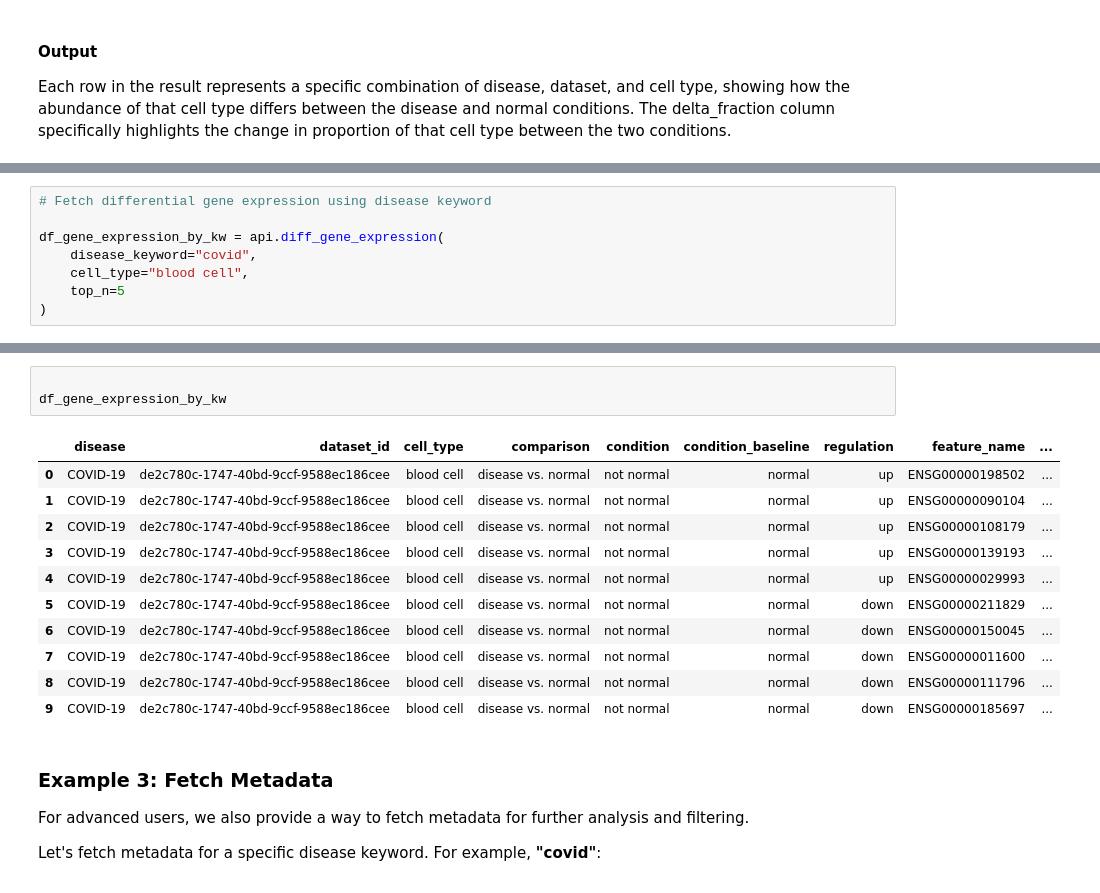
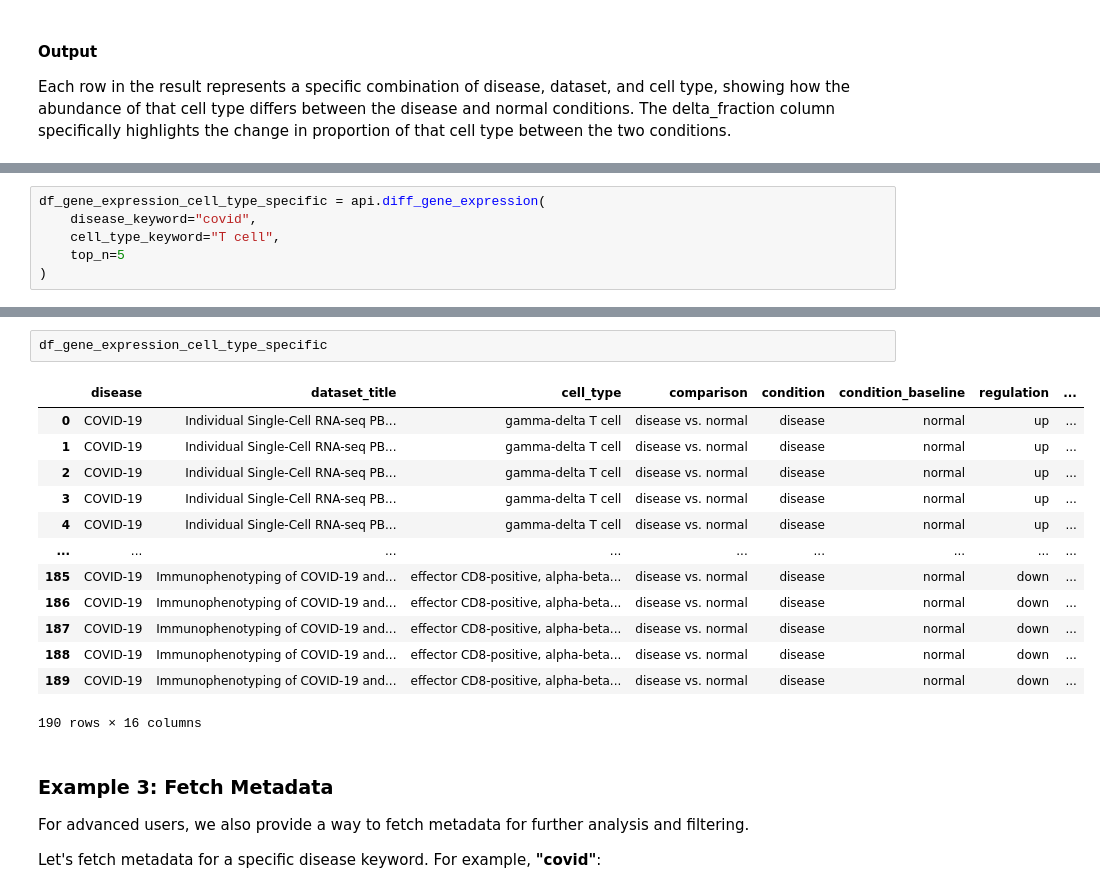
Before and after one commit to fabilab/cell_atlas_approximations_disease_API, a Jupyter notebook: api_tutorial.ipynb, the cells around one changed output, grey strips where cells are left out. Saved outputs shown, nothing was run; the diff lists cells and outputs as text.

```diff
--- a/api_tutorial.ipynb
+++ b/api_tutorial.ipynb
@@ -92,8 +169,6 @@ Fetch differential gene expression for a specific disease keyword, cell type, an
 # %%
-# Fetch differential gene expression using disease keyword
-
-df_gene_expression_by_kw = api.diff_gene_expression(
+df_gene_expression_cell_type_specific = api.diff_gene_expression(
     disease_keyword="covid",
-    cell_type="blood cell",
+    cell_type_keyword="T cell",
     top_n=5
 )
@@ -100,18 +179,19 @@ df_gene_expression_by_kw = api.diff_gene_expression(
 # %%
-
-df_gene_expression_by_kw
+df_gene_expression_cell_type_specific
 # %% [output]
-|  | disease | dataset_id | cell_type | comparison | condition | condition_baseline | regulation | feature_name | ... |
-| 0 | COVID-19 | de2c780c-1747-40bd-9ccf-9588ec186cee | blood cell | disease vs. normal | not normal | normal | up | ENSG00000198502 | ... |
-| 1 | COVID-19 | de2c780c-1747-40bd-9ccf-9588ec186cee | blood cell | disease vs. normal | not normal | normal | up | ENSG00000090104 | ... |
-| 2 | COVID-19 | de2c780c-1747-40bd-9ccf-9588ec186cee | blood cell | disease vs. normal | not normal | normal | up | ENSG00000108179 | ... |
-| 3 | COVID-19 | de2c780c-1747-40bd-9ccf-9588ec186cee | blood cell | disease vs. normal | not normal | normal | up | ENSG00000139193 | ... |
-| 4 | COVID-19 | de2c780c-1747-40bd-9ccf-9588ec186cee | blood cell | disease vs. normal | not normal | normal | up | ENSG00000029993 | ... |
-| 5 | COVID-19 | de2c780c-1747-40bd-9ccf-9588ec186cee | blood cell | disease vs. normal | not normal | normal | down | ENSG00000211829 | ... |
-| 6 | COVID-19 | de2c780c-1747-40bd-9ccf-9588ec186cee | blood cell | disease vs. normal | not normal | normal | down | ENSG00000150045 | ... |
-| 7 | COVID-19 | de2c780c-1747-40bd-9ccf-9588ec186cee | blood cell | disease vs. normal | not normal | normal | down | ENSG00000011600 | ... |
-| 8 | COVID-19 | de2c780c-1747-40bd-9ccf-9588ec186cee | blood cell | disease vs. normal | not normal | normal | down | ENSG00000111796 | ... |
-| 9 | COVID-19 | de2c780c-1747-40bd-9ccf-9588ec186cee | blood cell | disease vs. normal | not normal | normal | down | ENSG00000185697 | ... |
+|  | disease | dataset_title | cell_type | comparison | condition | condition_baseline | regulation | ... |
+| 0 | COVID-19 | Individual Single-Cell RNA-seq PB... | gamma-delta T cell | disease vs. normal | disease | normal | up | ... |
+| 1 | COVID-19 | Individual Single-Cell RNA-seq PB... | gamma-delta T cell | disease vs. normal | disease | normal | up | ... |
+| 2 | COVID-19 | Individual Single-Cell RNA-seq PB... | gamma-delta T cell | disease vs. normal | disease | normal | up | ... |
+| 3 | COVID-19 | Individual Single-Cell RNA-seq PB... | gamma-delta T cell | disease vs. normal | disease | normal | up | ... |
+| 4 | COVID-19 | Individual Single-Cell RNA-seq PB... | gamma-delta T cell | disease vs. normal | disease | normal | up | ... |
+| ... | ... | ... | ... | ... | ... | ... | ... | ... |
+| 185 | COVID-19 | Immunophenotyping of COVID-19 and... | effector CD8-positive, alpha-beta... | disease vs. normal | disease | normal | down | ... |
+| 186 | COVID-19 | Immunophenotyping of COVID-19 and... | effector CD8-positive, alpha-beta... | disease vs. normal | disease | normal | down | ... |
+| 187 | COVID-19 | Immunophenotyping of COVID-19 and... | effector CD8-positive, alpha-beta... | disease vs. normal | disease | normal | down | ... |
+| 188 | COVID-19 | Immunophenotyping of COVID-19 and... | effector CD8-positive, alpha-beta... | disease vs. normal | disease | normal | down | ... |
+| 189 | COVID-19 | Immunophenotyping of COVID-19 and... | effector CD8-positive, alpha-beta... | disease vs. normal | disease | normal | down | ... |
+190 rows × 16 columns
 # %% [markdown]
 ### Example 3: Fetch Metadata
 
```
Also changed, not shown: parts of 20 cells of this notebook, 2 other files.
